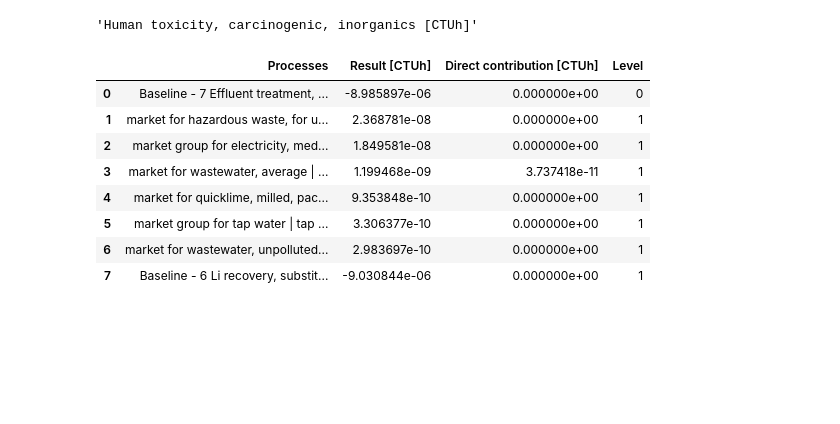
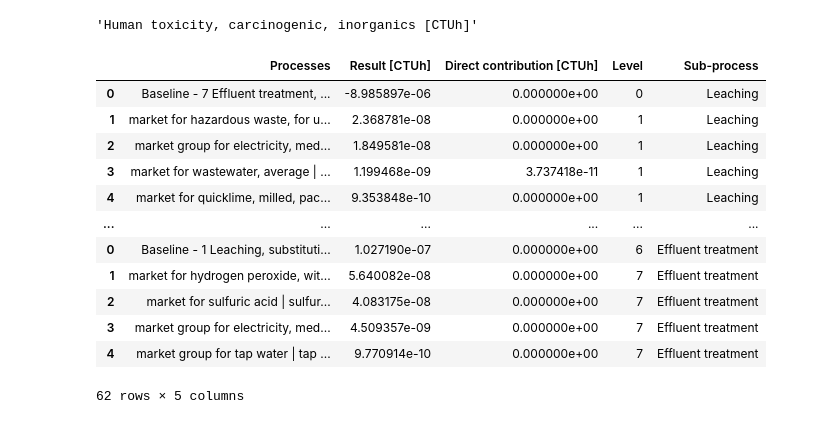
Before and after one commit to laphei/openlca-contributor, a Jupyter notebook: contributor.ipynb, the cells around one changed output. Saved outputs shown, nothing was run; the diff lists cells and outputs as text; code cells hidden in the pictures; blank space fills up the shorter version.

```diff
--- a/contributor.ipynb
+++ b/contributor.ipynb
@@ -68,15 +69,3 @@ category, contributions, processes = parse_contribution_tree('Baseline')
 category
 # %% [output]
 'Human toxicity, carcinogenic, inorganics [CTUh]'
-# %%
-processes[0]
-# %% [output]
-|  | Processes | Result [CTUh] | Direct contribution [CTUh] | Level |
-| 0 | Baseline - 7 Effluent treatment, ... | -8.985897e-06 | 0.000000e+00 | 0 |
-| 1 | market for hazardous waste, for u... | 2.368781e-08 | 0.000000e+00 | 1 |
-| 2 | market group for electricity, med... | 1.849581e-08 | 0.000000e+00 | 1 |
-| 3 | market for wastewater, average | ... | 1.199468e-09 | 3.737418e-11 | 1 |
-| 4 | market for quicklime, milled, pac... | 9.353848e-10 | 0.000000e+00 | 1 |
-| 5 | market group for tap water | tap ... | 3.306377e-10 | 0.000000e+00 | 1 |
-| 6 | market for wastewater, unpolluted... | 2.983697e-10 | 0.000000e+00 | 1 |
-| 7 | Baseline - 6 Li recovery, substit... | -9.030844e-06 | 0.000000e+00 | 1 |
@@ -82,0 +85,17 @@ processes[0]
+# %%
+combined_df = pd.concat(processes)
+combined_df
+# %% [output]
+|  | Processes | Result [CTUh] | Direct contribution [CTUh] | Level | Sub-process |
+| 0 | Baseline - 7 Effluent treatment, ... | -8.985897e-06 | 0.000000e+00 | 0 | Leaching |
+| 1 | market for hazardous waste, for u... | 2.368781e-08 | 0.000000e+00 | 1 | Leaching |
+| 2 | market group for electricity, med... | 1.849581e-08 | 0.000000e+00 | 1 | Leaching |
+| 3 | market for wastewater, average | ... | 1.199468e-09 | 3.737418e-11 | 1 | Leaching |
+| 4 | market for quicklime, milled, pac... | 9.353848e-10 | 0.000000e+00 | 1 | Leaching |
+| ... | ... | ... | ... | ... | ... |
+| 0 | Baseline - 1 Leaching, substituti... | 1.027190e-07 | 0.000000e+00 | 6 | Effluent treatment |
+| 1 | market for hydrogen peroxide, wit... | 5.640082e-08 | 0.000000e+00 | 7 | Effluent treatment |
+| 2 | market for sulfuric acid | sulfur... | 4.083175e-08 | 0.000000e+00 | 7 | Effluent treatment |
+| 3 | market group for electricity, med... | 4.509357e-09 | 0.000000e+00 | 7 | Effluent treatment |
+| 4 | market group for tap water | tap ... | 9.770914e-10 | 0.000000e+00 | 7 | Effluent treatment |
+62 rows × 5 columns
```
Also changed, not shown: parts of 6 cells of this notebook.
